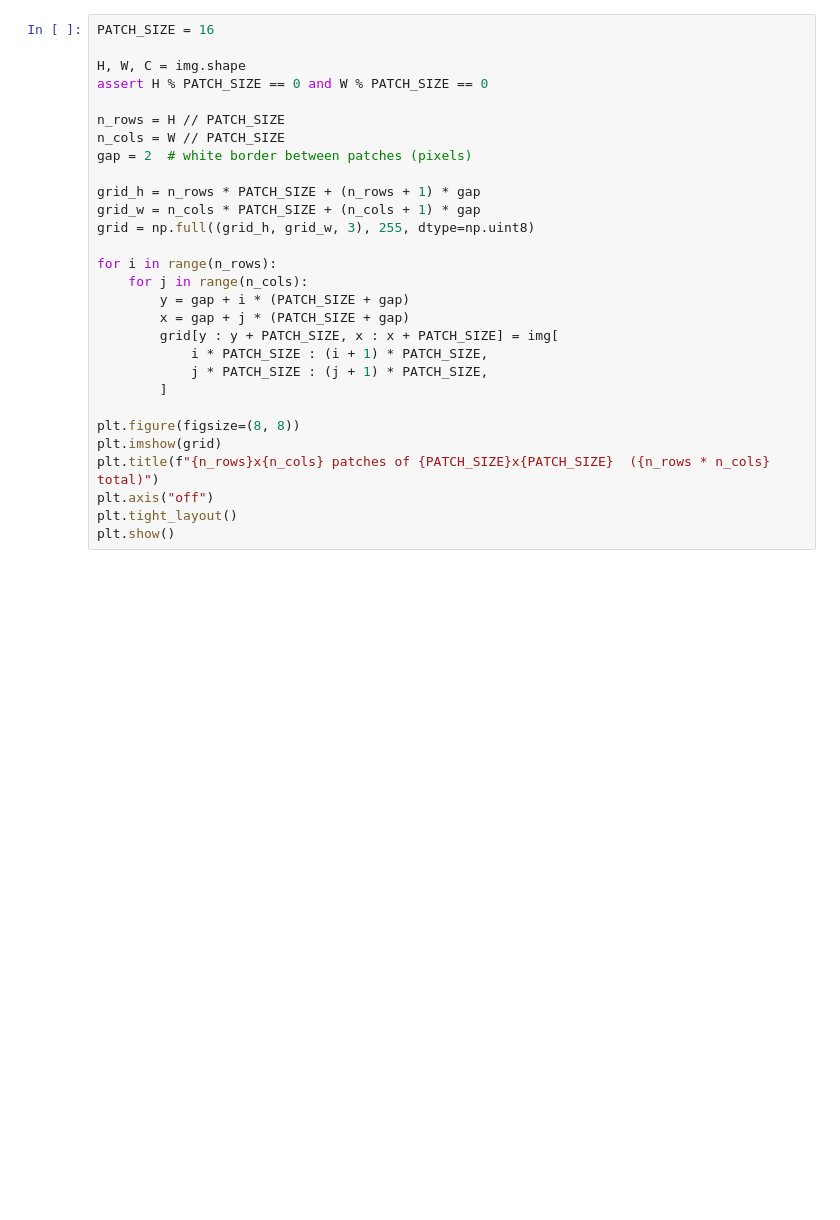
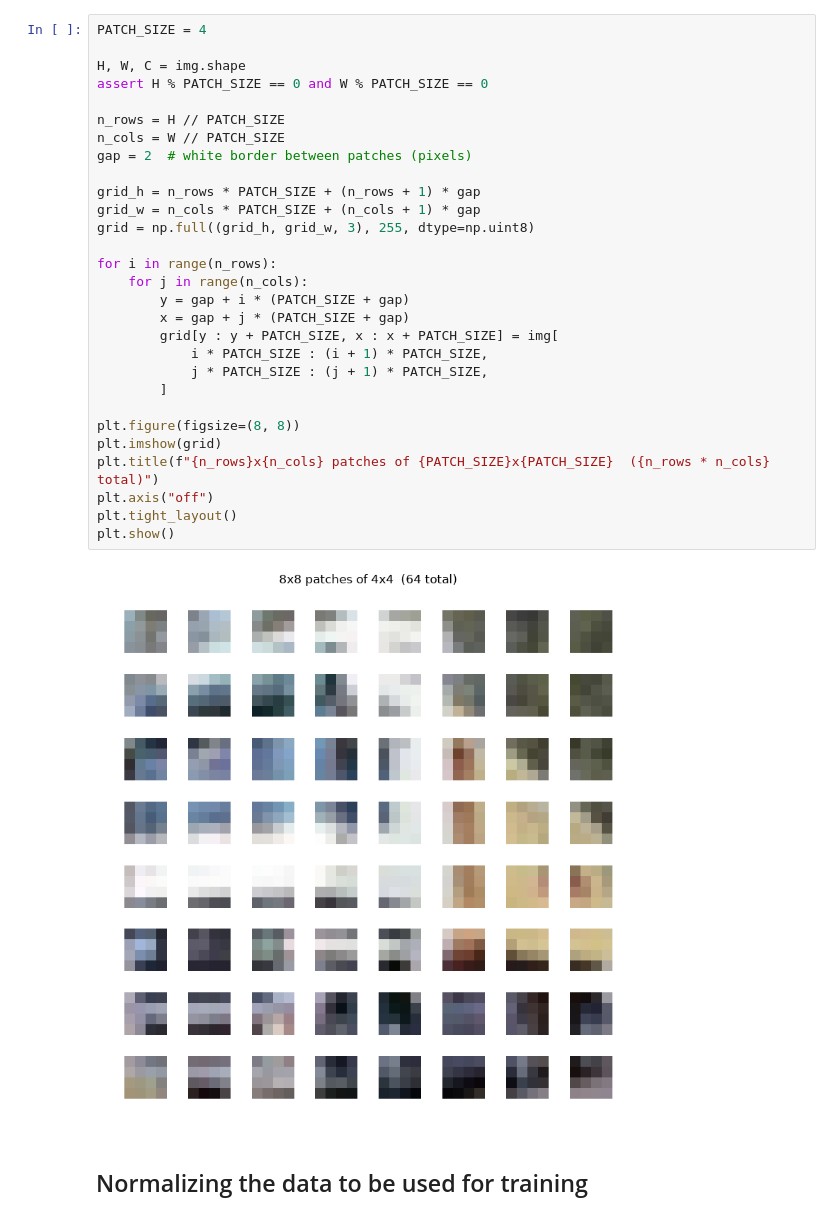
Before and after one commit to Ahad48/Papers-From-Scratch, a Jupyter notebook: vision-transformer/Code/VIT.ipynb, the cells around one changed output. Saved outputs shown, nothing was run; the diff lists cells and outputs as text; blank space fills up the shorter version.

```diff
--- a/vision-transformer/Code/VIT.ipynb
+++ b/vision-transformer/Code/VIT.ipynb
@@ -62,29 +54,33 @@ print(f"Shape: {img.shape}")
 # %%
-PATCH_SIZE = 16
+PATCH_SIZE = 4
 
 H, W, C = img.shape
 assert H % PATCH_SIZE == 0 and W % PATCH_SIZE == 0
 
 n_rows = H // PATCH_SIZE
 n_cols = W // PATCH_SIZE
 gap = 2  # white border between patches (pixels)
 
 grid_h = n_rows * PATCH_SIZE + (n_rows + 1) * gap
 grid_w = n_cols * PATCH_SIZE + (n_cols + 1) * gap
 grid = np.full((grid_h, grid_w, 3), 255, dtype=np.uint8)
 
 for i in range(n_rows):
     for j in range(n_cols):
         y = gap + i * (PATCH_SIZE + gap)
         x = gap + j * (PATCH_SIZE + gap)
         grid[y : y + PATCH_SIZE, x : x + PATCH_SIZE] = img[
             i * PATCH_SIZE : (i + 1) * PATCH_SIZE,
             j * PATCH_SIZE : (j + 1) * PATCH_SIZE,
         ]
 
 plt.figure(figsize=(8, 8))
 plt.imshow(grid)
 plt.title(f"{n_rows}x{n_cols} patches of {PATCH_SIZE}x{PATCH_SIZE}  ({n_rows * n_cols} total)")
 plt.axis("off")
 plt.tight_layout()
 plt.show()
+# %% [output]
+[figure, added]
+# %% [markdown]
+## Normalizing the data to be used for training
```
Also changed, not shown: parts of 28 cells of this notebook, 18 other files.
